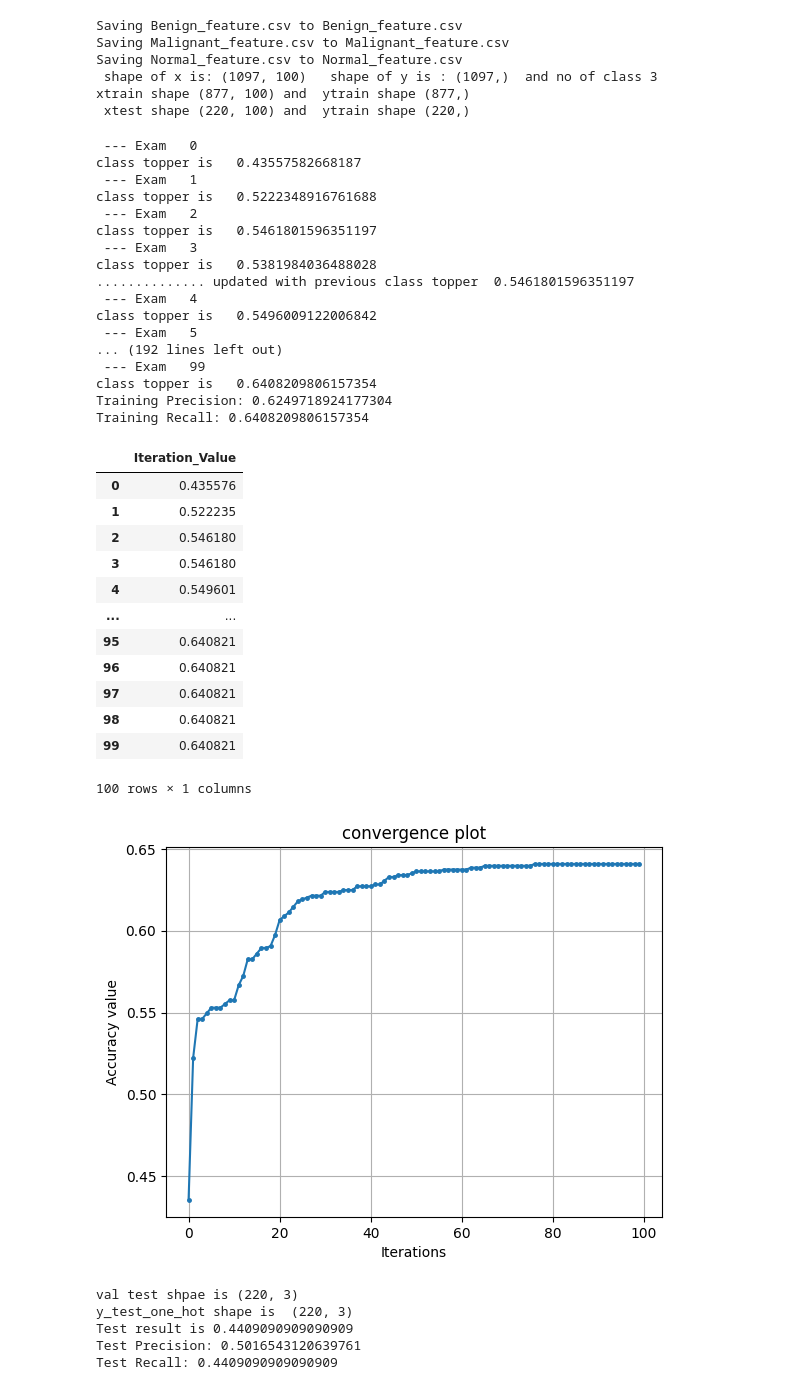
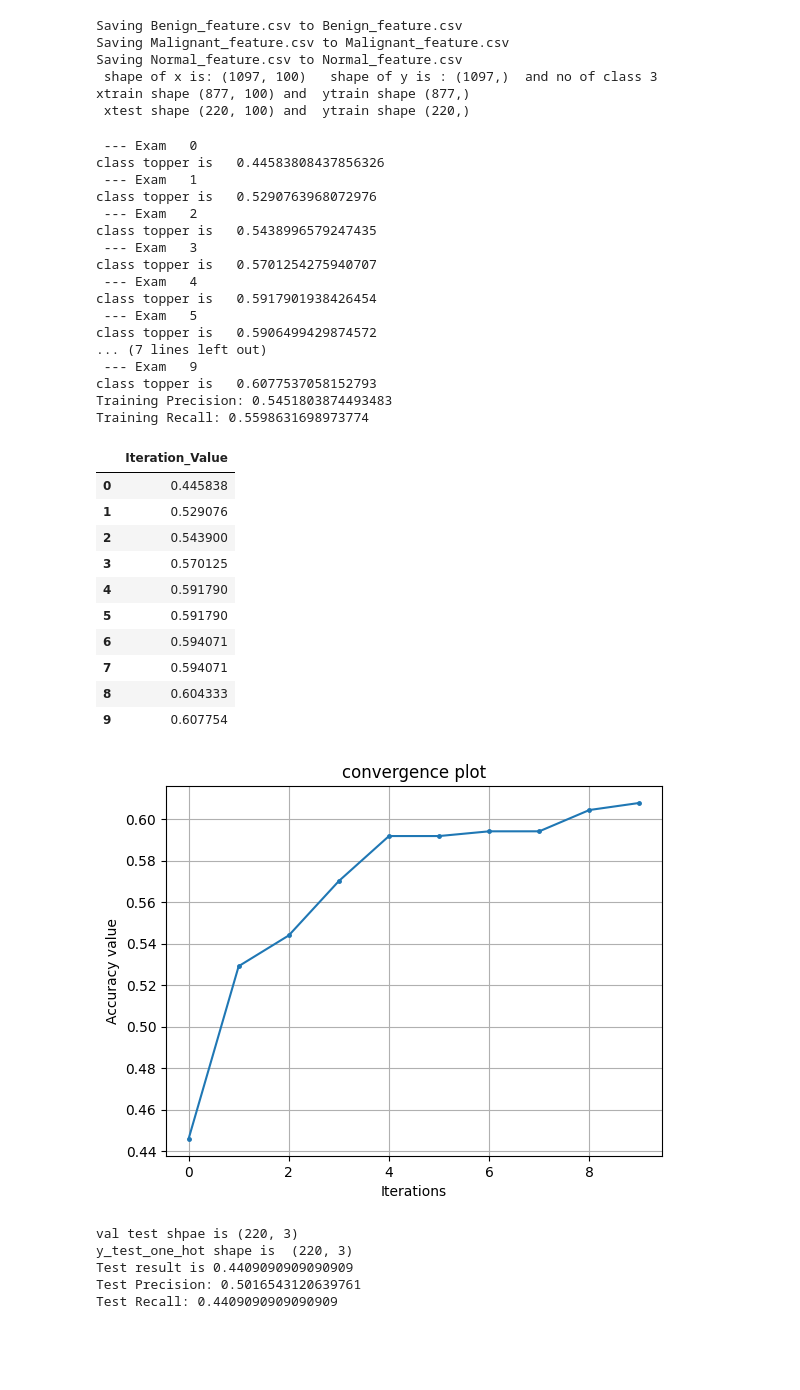
Before and after one commit to chuzho-dot/dole, a Jupyter notebook: dole_modified.ipynb, the cells around one changed output. Cells and saved outputs as stored; diff of their text form; code cells hidden in the pictures; blank space fills up the shorter version.

```diff
--- a/dole_modified.ipynb
+++ b/dole_modified.ipynb
@@ -74,7 +74,7 @@ def acc(y_pred,y_train):
 
 
 
-exam=100
+exam=10
 sec, student= 10, 150                                    #  change here
 course_row=9
 course_col=(column+3)
@@ -143,57 +143,55 @@ for e in range(exam):
       print(f"{BLUE}.............. updated with previous class topper  {class_top[e]}{RESET}")
     convergence.append(class_top[e])
 
 y_pred_train = np.argmax(ht[-1].T, axis=1)  # Get predicted labels for training data
 precision_train = precision_score(y_train, y_pred_train, average='weighted')
 recall_train = recall_score(y_train, y_pred_train, average='weighted')
 
 print(f"Training Precision: {precision_train}")
 print(f"Training Recall: {recall_train}")
 #print('convergence',convergence)
 output_df = pd.DataFrame({"Iteration_Value": convergence})
 display(output_df)
 output_df.to_csv("convergence_values.csv", index=False)
 
 MODEL=class_topper_course[-1]
 plt.plot(convergence,marker='.',ms=5)
 plt.xlabel("Iterations")
 plt.ylabel("Accuracy value")
 plt.title("convergence plot")
 plt.grid(True)
 plt.savefig('convergence_curve.png')
 plt.show()
 # %% [output]
  --- Exam   0
-class topper is   0.43557582668187
+class topper is   0.44583808437856326
  --- Exam   1
-class topper is   0.5222348916761688
+class topper is   0.5290763968072976
  --- Exam   2
-class topper is   0.5461801596351197
+class topper is   0.5438996579247435
  --- Exam   3
-class topper is   0.5381984036488028
-.............. updated with previous class topper  0.5461801596351197
+class topper is   0.5701254275940707
  --- Exam   4
-class topper is   0.5496009122006842
+class topper is   0.5917901938426454
  --- Exam   5
-... (192 lines left out)
- --- Exam   99
-class topper is   0.6408209806157354
-Training Precision: 0.6249718924177304
-Training Recall: 0.6408209806157354
+class topper is   0.5906499429874572
+... (7 lines left out)
+ --- Exam   9
+class topper is   0.6077537058152793
+Training Precision: 0.5451803874493483
+Training Recall: 0.5598631698973774
 |  | Iteration_Value |
-| 0 | 0.435576 |
-| 1 | 0.522235 |
-| 2 | 0.546180 |
-| 3 | 0.546180 |
-| 4 | 0.549601 |
-| ... | ... |
-| 95 | 0.640821 |
-| 96 | 0.640821 |
-| 97 | 0.640821 |
-| 98 | 0.640821 |
-| 99 | 0.640821 |
+| 0 | 0.445838 |
+| 1 | 0.529076 |
+| 2 | 0.543900 |
+| 3 | 0.570125 |
+| 4 | 0.591790 |
+| 5 | 0.591790 |
+| 6 | 0.594071 |
+| 7 | 0.594071 |
+| 8 | 0.604333 |
+| 9 | 0.607754 |
-100 rows × 1 columns
-[figure, old version]
+[figure, new version]
 # %%
 ######## Testing part
 
```
